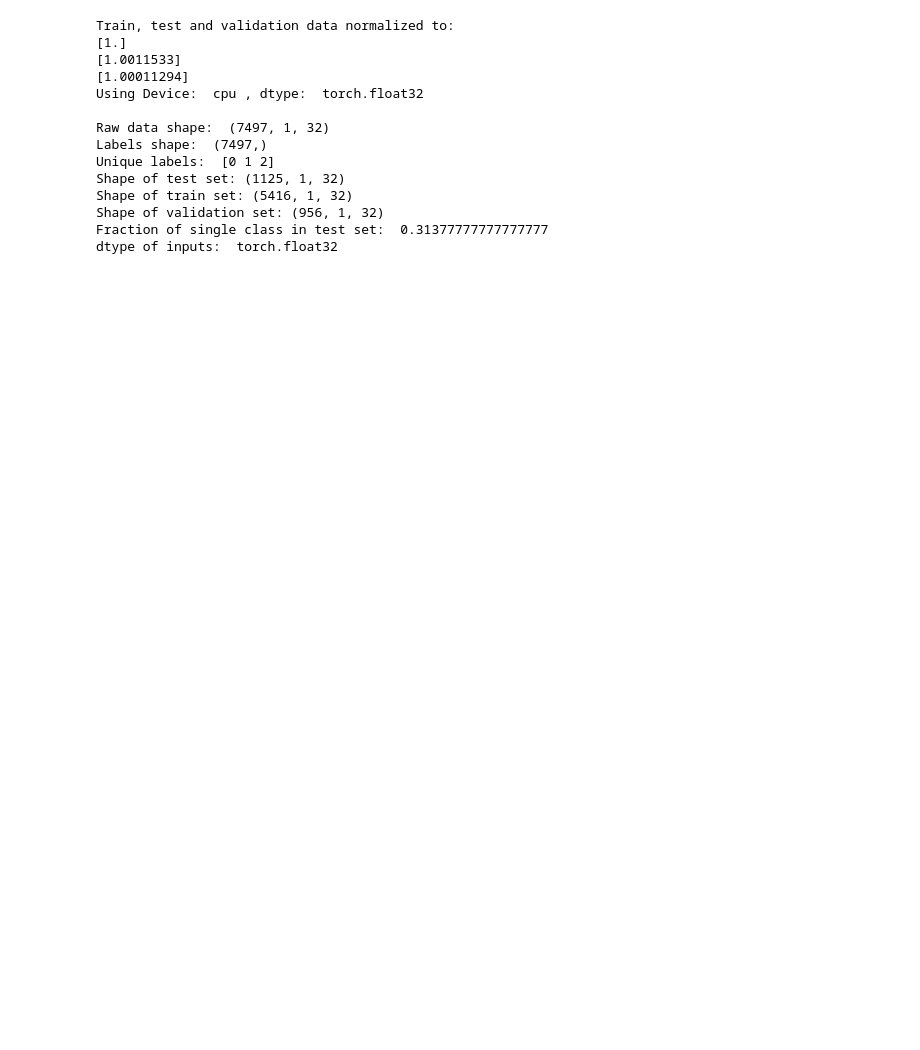
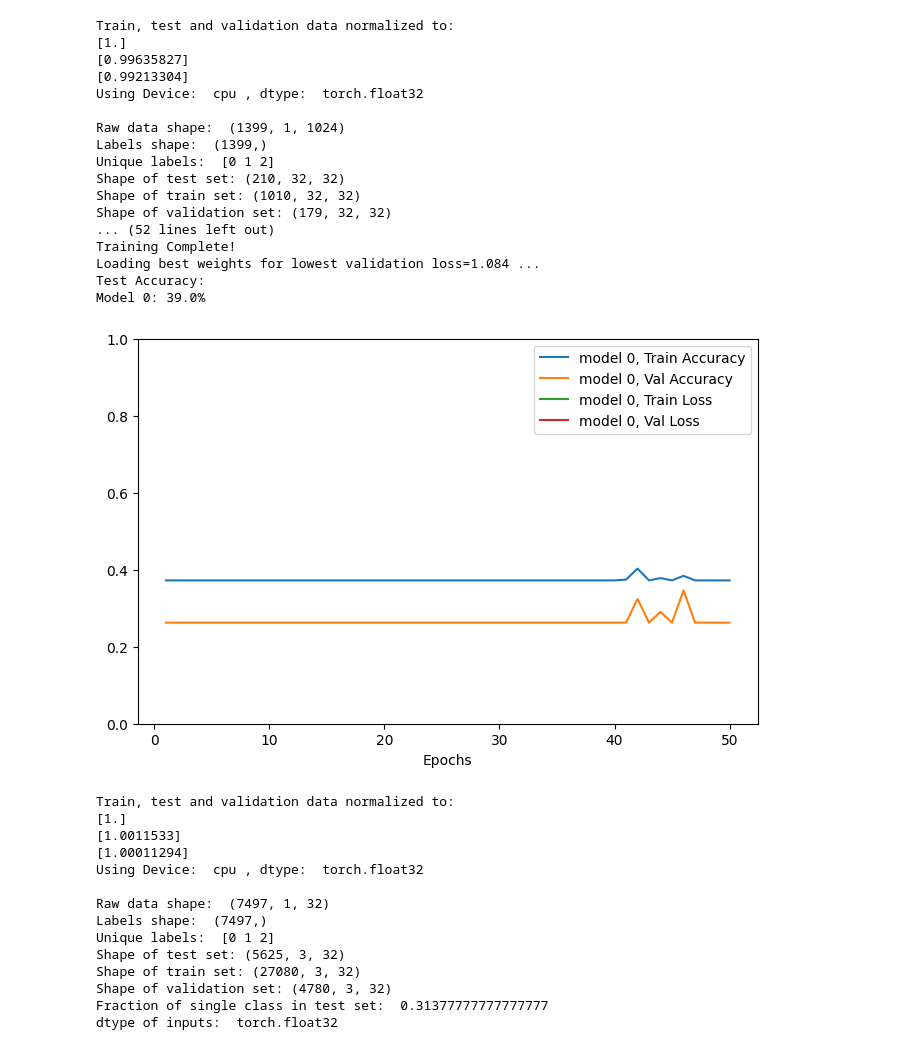
Before and after one commit to GuiMacielPereira/sensor_ML, a Jupyter notebook: data_processing/lstm_pytorch.sync.ipynb, the cells around one changed output. Saved outputs shown, nothing was run; the diff lists cells and outputs as text; code cells hidden in the pictures; blank space fills up the shorter version.

```diff
--- a/data_processing/lstm_pytorch.sync.ipynb
+++ b/data_processing/lstm_pytorch.sync.ipynb
@@ -18,15 +83,43 @@ class lstm(nn.Module):
+# %%
+# Look at longer intervals
+# Prepare data for lstm
+import numpy as np
+filename = "second_collection"
+data = np.load((filename+".npz"))
+
+# TODO: Split into train, val, test and do a sliding window on train as data augmentation
+# %% [output]
+Train, test and validation data normalized to:
+[1.]
+[0.99635827]
+[0.99213304]
+Using Device:  cpu , dtype:  torch.float32
+
+Raw data shape:  (1399, 1, 1024)
+Labels shape:  (1399,)
+Unique labels:  [0 1 2]
+Shape of test set: (210, 32, 32)
+Shape of train set: (1010, 32, 32)
+Shape of validation set: (179, 32, 32)
+... (52 lines left out)
+Training Complete!
+Loading best weights for lowest validation loss=1.084 ...
+Test Accuracy:
+Model 0: 39.0%
+[figure, added]
 # %%
-# A notebook for simple lstm exploration
-# Case of single lstm cell
+# Look at 3 triggers sequentially
 import torch.nn as nn
 from torch.autograd import Variable
 import torch
 from core_functions import Data, Trainer, plot_train, test_accuracy
+from networks import lstm
 
 dataPath = "./second_collection_triggs_rels_32.npz"
 D = Data(dataPath, triggers=True, releases=False)
 D.split()
 D.normalize()
+D.resample_random_combinations()
 D.tensors_to_device()
 D.print_shapes()
 # %% [output]
@@ -39,9 +132,9 @@ Using Device:  cpu , dtype:  torch.float32
 Raw data shape:  (7497, 1, 32)
 Labels shape:  (7497,)
 Unique labels:  [0 1 2]
-Shape of test set: (1125, 1, 32)
-Shape of train set: (5416, 1, 32)
-Shape of validation set: (956, 1, 32)
+Shape of test set: (5625, 3, 32)
+Shape of train set: (27080, 3, 32)
+Shape of validation set: (4780, 3, 32)
 Fraction of single class in test set:  0.31377777777777777
 dtype of inputs:  torch.float32
 # %%
```
Also changed, not shown: parts of 7 cells of this notebook, 5 other files.
